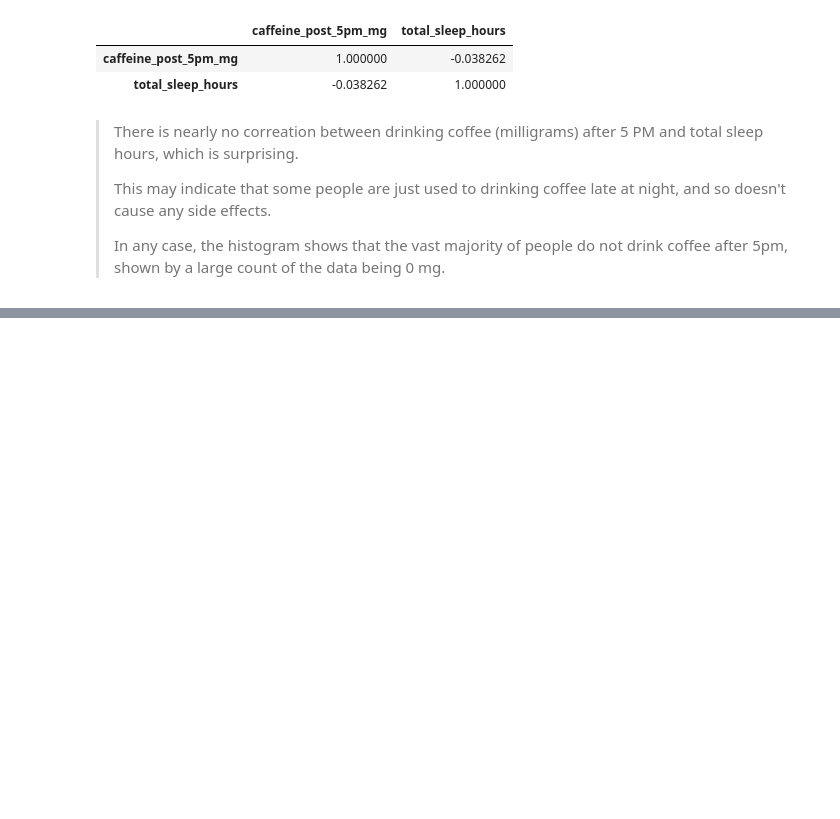
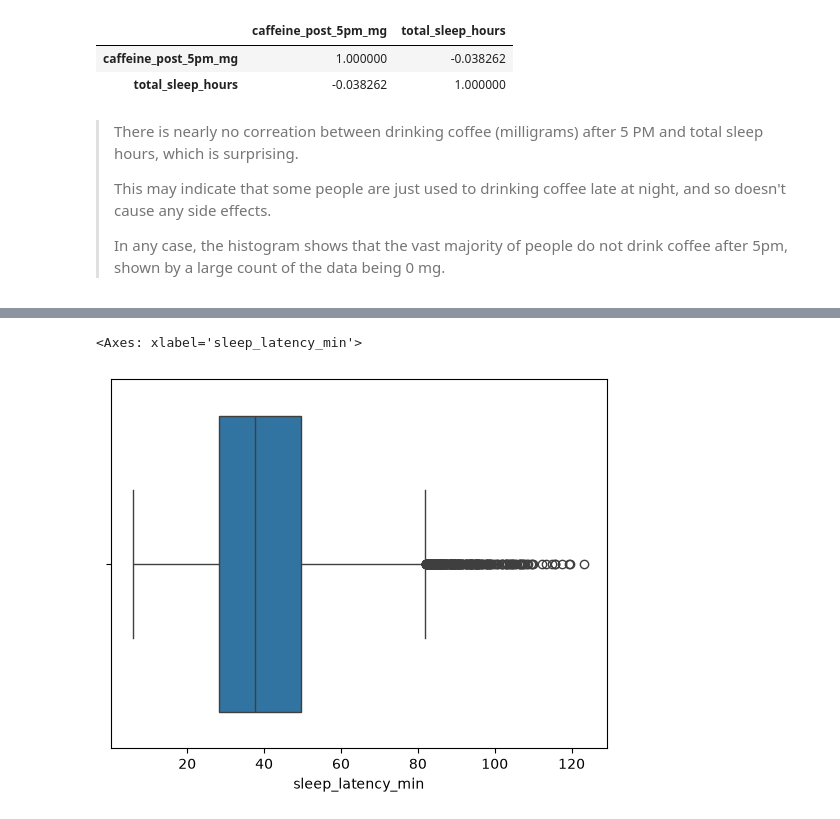
Before and after one commit to danielphilip12/Sleep-Debt, a Jupyter notebook: notebooks/01_eda.ipynb, the cells around one changed output, grey strips where cells are left out. Drawn from its saved outputs; the diff is of its cells as text; code cells hidden in the pictures; blank space fills up the shorter version.

```diff
--- a/notebooks/01_eda.ipynb
+++ b/notebooks/01_eda.ipynb
@@ -346,0 +408,5 @@ df[['caffeine_post_5pm_mg', target]].corr()
+# %%
+sns.boxplot(data=df, x='sleep_latency_min')
+# %% [output]
+<Axes: xlabel='sleep_latency_min'>
+[figure, added]
```
Also changed, not shown: parts of 16 cells of this notebook, 1 other file.
